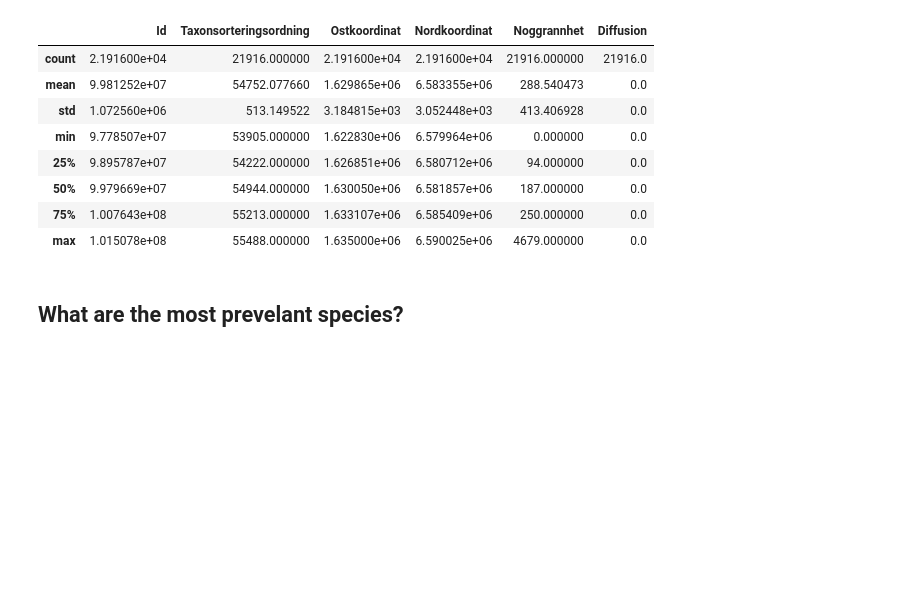
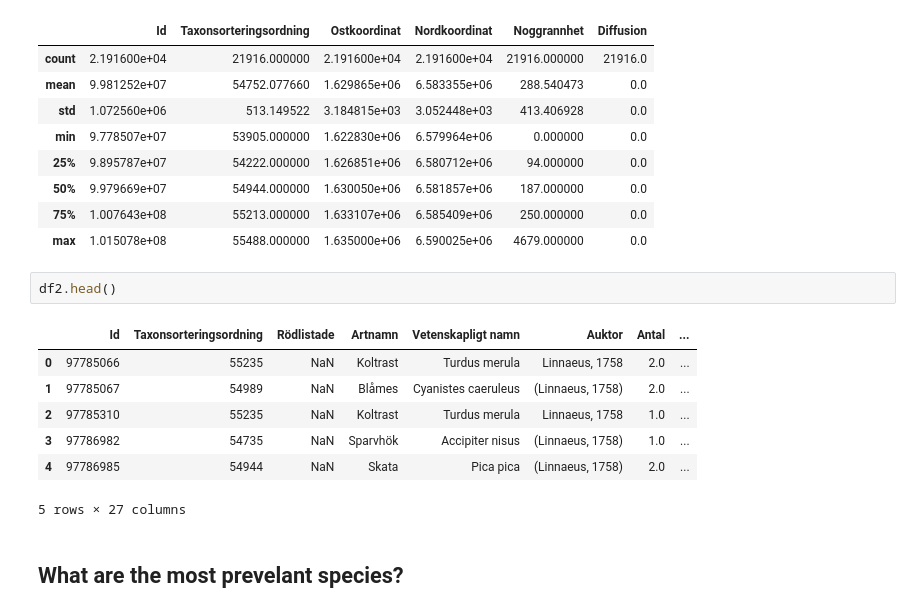
Before and after one commit to MrHEFF/su-mt4007, a Jupyter notebook: HW3/HW3.ipynb, the cells around one changed output. Drawn from its saved outputs; the diff is of its cells as text; blank space fills up the shorter version.

```diff
--- a/HW3/HW3.ipynb
+++ b/HW3/HW3.ipynb
@@ -119,6 +143,16 @@ df2.describe()
 | 50% | 9.979669e+07 | 54944.000000 | 1.630050e+06 | 6.581857e+06 | 187.000000 | 0.0 |
 | 75% | 1.007643e+08 | 55213.000000 | 1.633107e+06 | 6.585409e+06 | 250.000000 | 0.0 |
 | max | 1.015078e+08 | 55488.000000 | 1.635000e+06 | 6.590025e+06 | 4679.000000 | 0.0 |
+# %%
+df2.head()
+# %% [output]
+|  | Id | Taxonsorteringsordning | Rödlistade | Artnamn | Vetenskapligt namn | Auktor | Antal | ... |
+| 0 | 97785066 | 55235 | NaN | Koltrast | Turdus merula | Linnaeus, 1758 | 2.0 | ... |
+| 1 | 97785067 | 54989 | NaN | Blåmes | Cyanistes caeruleus | (Linnaeus, 1758) | 2.0 | ... |
+| 2 | 97785310 | 55235 | NaN | Koltrast | Turdus merula | Linnaeus, 1758 | 1.0 | ... |
+| 3 | 97786982 | 54735 | NaN | Sparvhök | Accipiter nisus | (Linnaeus, 1758) | 1.0 | ... |
+| 4 | 97786985 | 54944 | NaN | Skata | Pica pica | (Linnaeus, 1758) | 2.0 | ... |
+5 rows × 27 columns
 # %% [markdown]
 ## What are the most prevelant species?
 # %%
```
Also changed, not shown: parts of 12 cells of this notebook, 1 other file.
